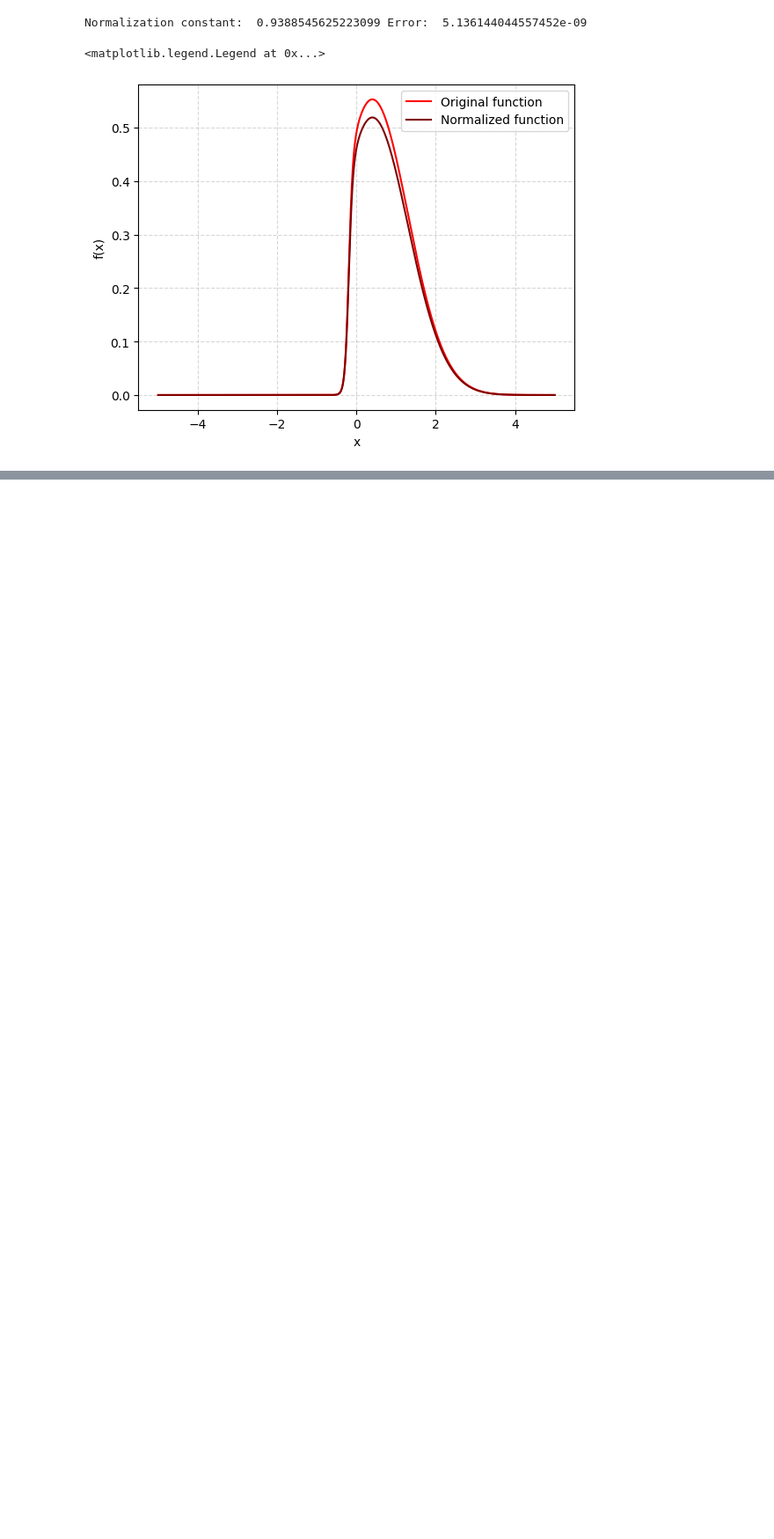
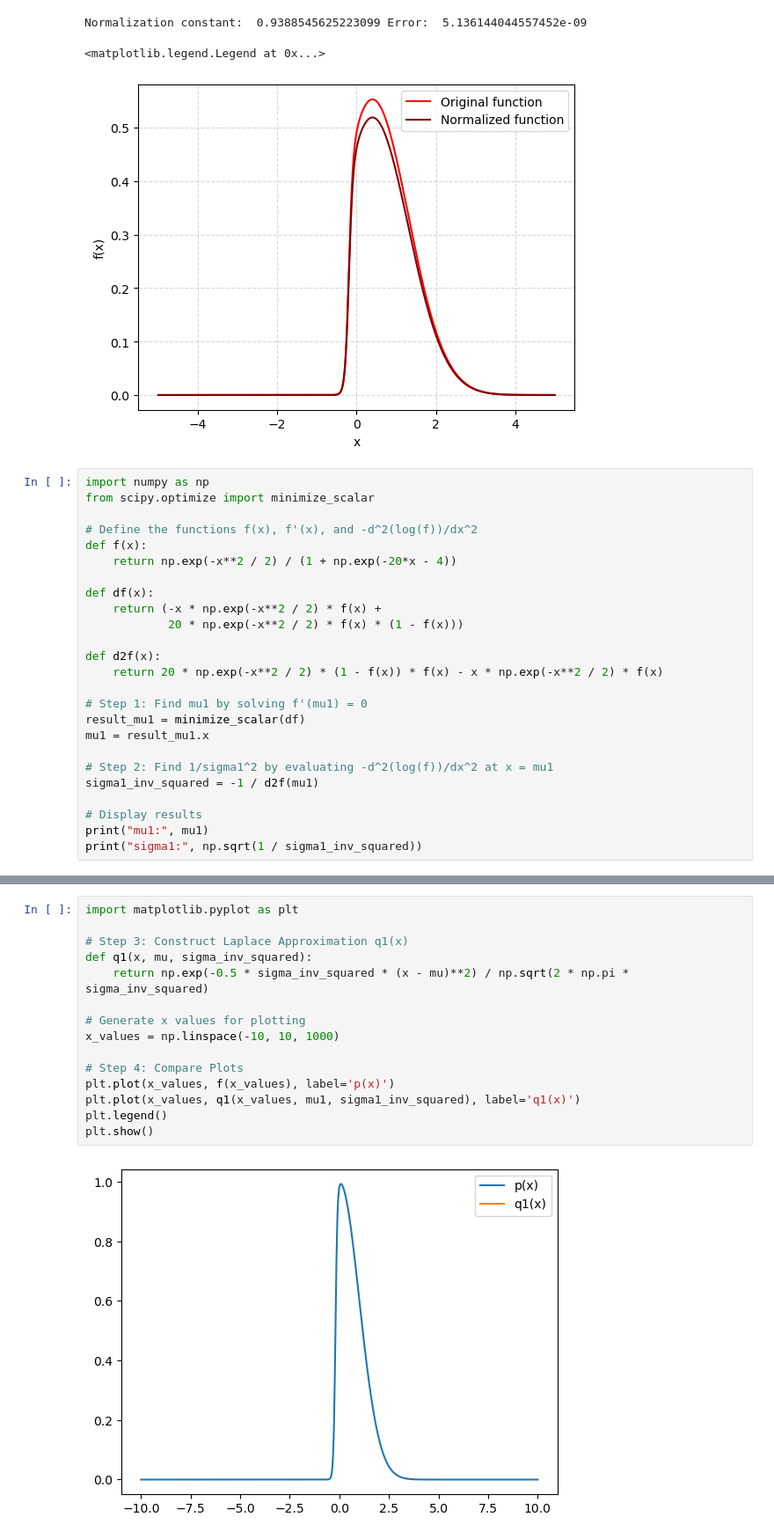
Before and after one commit to Mani0237/Prelims, a Jupyter notebook: 2021/sachin.ipynb, the cells around one changed output, grey strips where cells are left out. Shown at 88% size. Saved outputs shown, nothing was run; the diff lists cells and outputs as text; blank space fills up the shorter version.

```diff
--- a/2021/sachin.ipynb
+++ b/2021/sachin.ipynb
@@ -37,3 +37,28 @@ plt.legend()
 Normalization constant:  0.9388545625223099 Error:  5.136144044557452e-09
 <matplotlib.legend.Legend at 0x...>
 [figure]
+# %%
+import numpy as np
+from scipy.optimize import minimize_scalar
+
+# Define the functions f(x), f'(x), and -d^2(log(f))/dx^2
+def f(x):
+    return np.exp(-x**2 / 2) / (1 + np.exp(-20*x - 4))
+
+def df(x):
+    return (-x * np.exp(-x**2 / 2) * f(x) +
+            20 * np.exp(-x**2 / 2) * f(x) * (1 - f(x)))
+
+def d2f(x):
+    return 20 * np.exp(-x**2 / 2) * (1 - f(x)) * f(x) - x * np.exp(-x**2 / 2) * f(x)
+
+# Step 1: Find mu1 by solving f'(mu1) = 0
+result_mu1 = minimize_scalar(df)
+mu1 = result_mu1.x
+
+# Step 2: Find 1/sigma1^2 by evaluating -d^2(log(f))/dx^2 at x = mu1
+sigma1_inv_squared = -1 / d2f(mu1)
+
+# Display results
+print("mu1:", mu1)
+print("sigma1:", np.sqrt(1 / sigma1_inv_squared))
@@ -39,0 +135,17 @@ Normalization constant:  0.9388545625223099 Error:  5.136144044557452e-09
+# %%
+import matplotlib.pyplot as plt
+
+# Step 3: Construct Laplace Approximation q1(x)
+def q1(x, mu, sigma_inv_squared):
+    return np.exp(-0.5 * sigma_inv_squared * (x - mu)**2) / np.sqrt(2 * np.pi * sigma_inv_squared)
+
+# Generate x values for plotting
+x_values = np.linspace(-10, 10, 1000)
+
+# Step 4: Compare Plots
+plt.plot(x_values, f(x_values), label='p(x)')
+plt.plot(x_values, q1(x_values, mu1, sigma1_inv_squared), label='q1(x)')
+plt.legend()
+plt.show()
+# %% [output]
+[figure, added]
```
Also changed, not shown: parts of 2 cells of this notebook, 4 other files.
